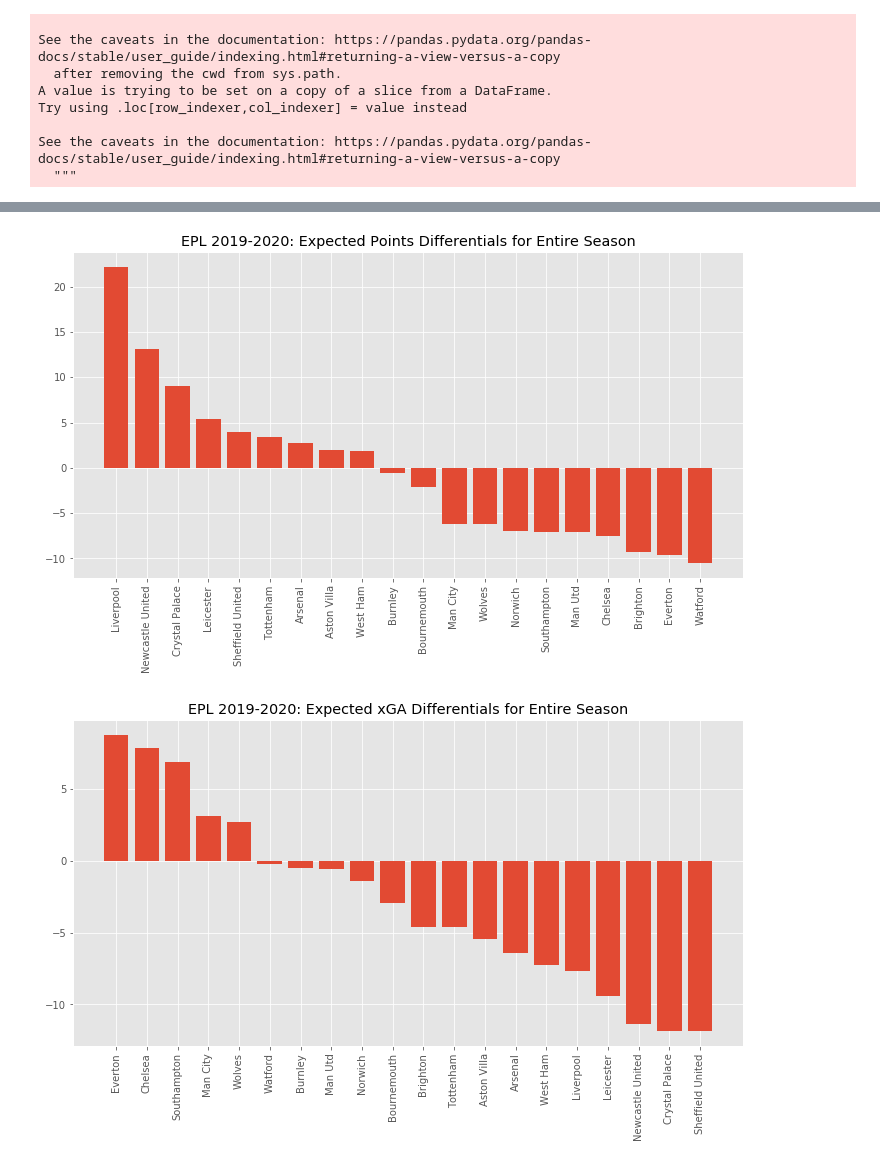
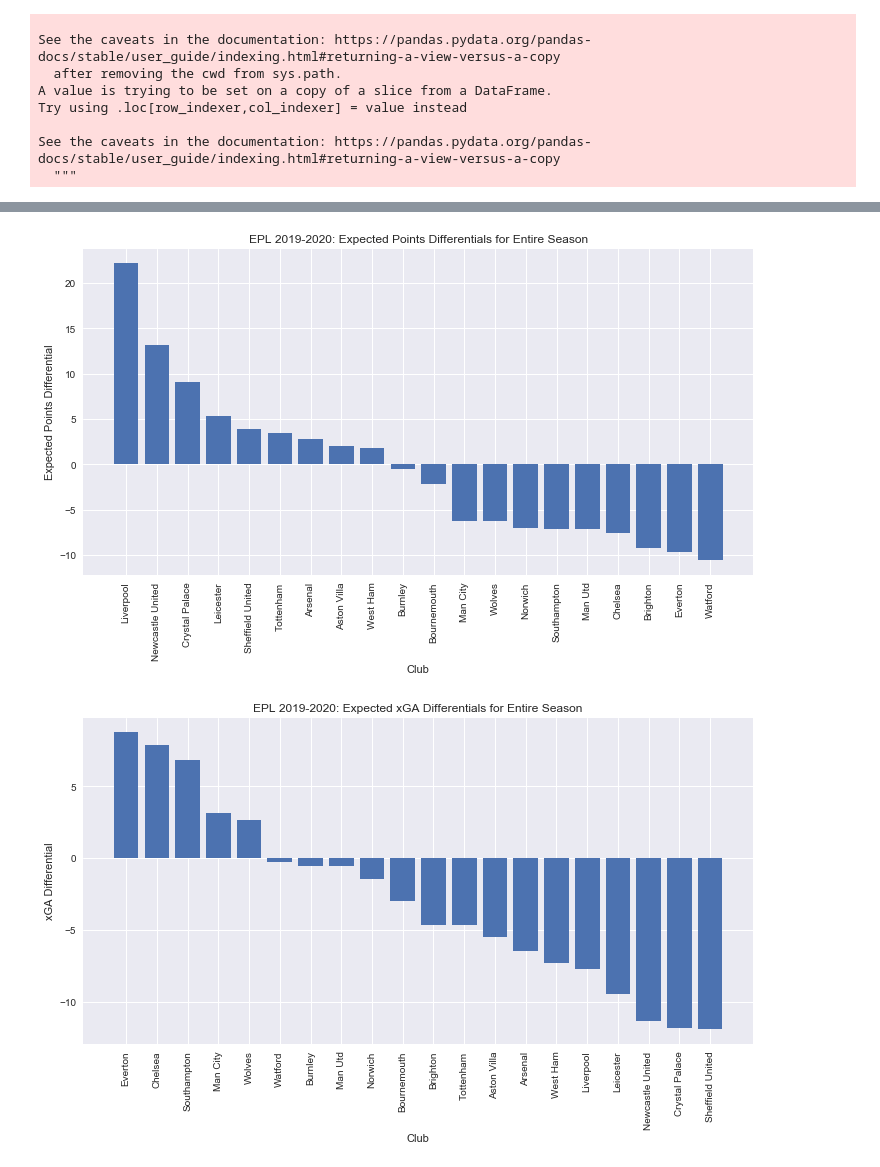
Before and after one commit to troypramsey/WebViz_EPL2019Analysis, a Jupyter notebook: WebVisualizations/resources/data_analysis.ipynb, the cells around one changed output, grey strips where cells are left out. Cells and saved outputs as stored; diff of their text form; code cells hidden in the pictures.

```diff
--- a/WebVisualizations/resources/data_analysis.ipynb
+++ b/WebVisualizations/resources/data_analysis.ipynb
@@ -2,7 +2,7 @@
 import pandas as pd
 from matplotlib import pyplot as plt
 from scipy.stats import linregress
-plt.style.use('ggplot')
+plt.style.use('seaborn')
 # %%
 results = pd.read_csv('epl2020.csv')
 players = pd.read_csv('players_1920_fin.csv')
@@ -133,17 +145,28 @@ plt.figure(figsize=(12,6))
 plt.bar(total_xP_diff['teamId'], total_xP_diff['xP_diff'])
 plt.xticks(rotation=90)
 plt.title('EPL 2019-2020: Expected Points Differentials for Entire Season')
+plt.xlabel('Club')
+plt.ylabel('Expected Points Differential')
+
+path = f'../visualizations/xp_diff_bar.png'
+plt.savefig(path, format='png')
 
 plt.show()
 # %% [output]
-[figure, old version]
+[figure, new version]
 # %%
 total_xGA_diff = pd.DataFrame(result_groups.sum().sort_values('xGA_diff', ascending=False)).reset_index()
 
 plt.figure(figsize=(12,6))
 plt.bar(total_xGA_diff['teamId'], total_xGA_diff['xGA_diff'])
 plt.xticks(rotation=90)
 plt.title('EPL 2019-2020: Expected xGA Differentials for Entire Season')
+plt.xlabel('Club')
+plt.ylabel('xGA Differential')
+
+path = f'../visualizations/xga_diff_bar.png'
+plt.savefig(path, format='png')
+
 plt.show()
 # %% [output]
-[figure, old version]
+[figure, new version]
```
Also changed, not shown: parts of 6 cells of this notebook, 7 other files.
